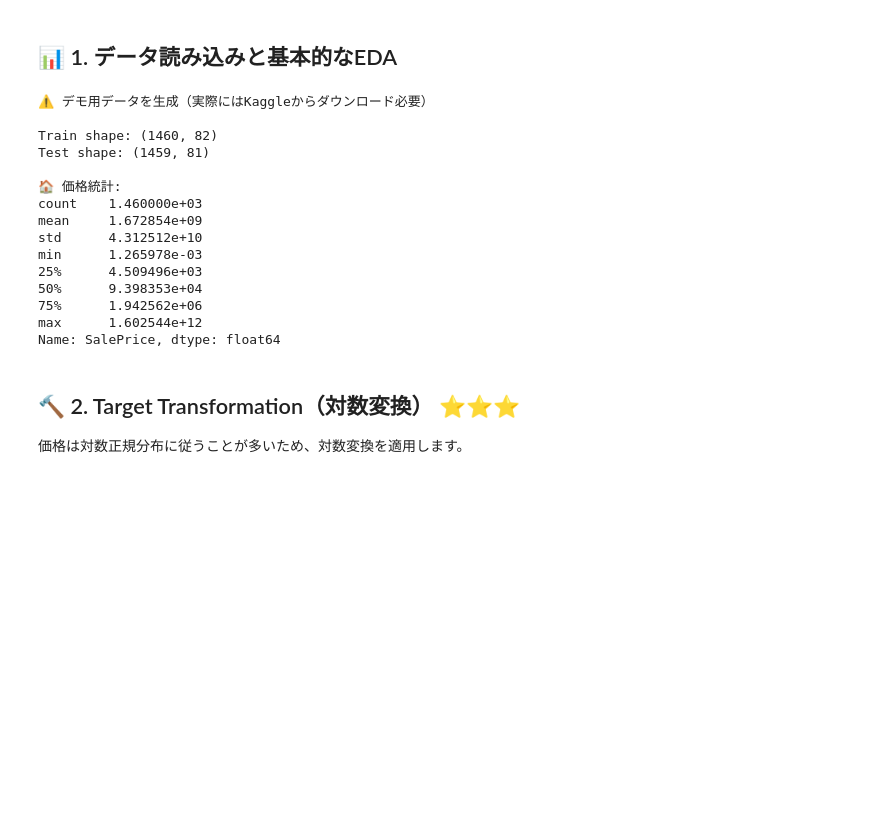
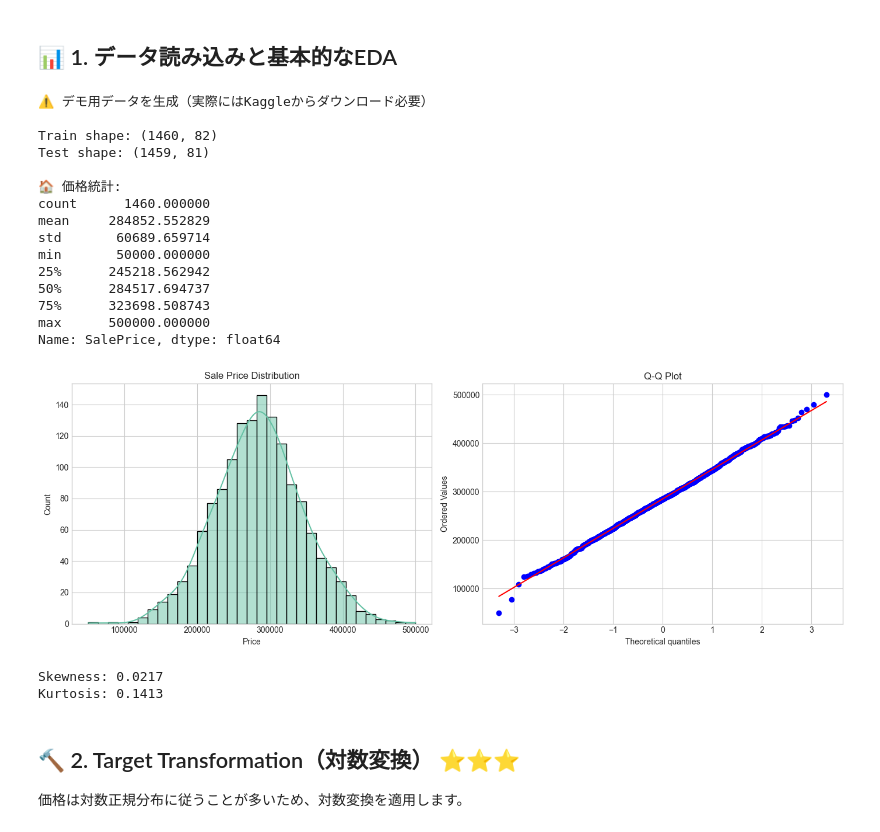
Before and after one commit to yuzuponikemi/machine-learning-playground, a Jupyter notebook: notebooks/18_house_prices_regression_improved_v2.ipynb, the cells around one changed output. Saved outputs shown, nothing was run; the diff lists cells and outputs as text; code cells hidden in the pictures; blank space fills up the shorter version.

```diff
--- a/notebooks/18_house_prices_regression_improved_v2.ipynb
+++ b/notebooks/18_house_prices_regression_improved_v2.ipynb
@@ -91,7 +91,9 @@ except FileNotFoundError:
     X, y = make_regression(n_samples=1460, n_features=80, n_informative=60,
                            noise=10, random_state=42)
     train = pd.DataFrame(X, columns=[f'feature_{i}' for i in range(80)])
-    train['SalePrice'] = np.exp(y / 100) * 100000  # 価格をリアルに
+    # より現実的な価格範囲: $50,000 - $500,000
+    y_normalized = (y - y.min()) / (y.max() - y.min())  # 0-1に正規化
+    train['SalePrice'] = y_normalized * 450000 + 50000  # 50k - 500k
     train['Id'] = range(1, 1461)
     test = pd.DataFrame(X[:1459], columns=[f'feature_{i}' for i in range(80)])
     test['Id'] = range(1461, 2920)
@@ -100,41 +102,44 @@ print(f"\nTrain shape: {train.shape}")
 print(f"Test shape: {test.shape}")
 
 if 'SalePrice' in train.columns:
     print(f"\n🏠 価格統計:")
     print(train['SalePrice'].describe())
 
     # 価格の分布
     fig, axes = plt.subplots(1, 2, figsize=(14, 5))
 
     sns.histplot(train['SalePrice'], kde=True, ax=axes[0])
     axes[0].set_title('Sale Price Distribution')
     axes[0].set_xlabel('Price')
 
     stats.probplot(train['SalePrice'], plot=axes[1])
     axes[1].set_title('Q-Q Plot')
 
     plt.tight_layout()
     plt.show()
 
     # 歪度と尖度
     print(f"\nSkewness: {skew(train['SalePrice']):.4f}")
     print(f"Kurtosis: {kurtosis(train['SalePrice']):.4f}")
 # %% [output]
 ⚠️ デモ用データを生成（実際にはKaggleからダウンロード必要）
 
 Train shape: (1460, 82)
 Test shape: (1459, 81)
 
 🏠 価格統計:
-count    1.460000e+03
-mean     1.672854e+09
-std      4.312512e+10
-min      1.265978e-03
-25%      4.509496e+03
-50%      9.398353e+04
-75%      1.942562e+06
-max      1.602544e+12
+count      1460.000000
+mean     284852.552829
+std       60689.659714
+min       50000.000000
+25%      245218.562942
+50%      284517.694737
+75%      323698.508743
+max      500000.000000
 Name: SalePrice, dtype: float64
+[figure, added]
+Skewness: 0.0217
+Kurtosis: 0.1413
 # %% [markdown]
 ## 🔨 2. Target Transformation（対数変換） ⭐⭐⭐
 
```
Also changed, not shown: parts of 12 cells of this notebook, 1 other file.
